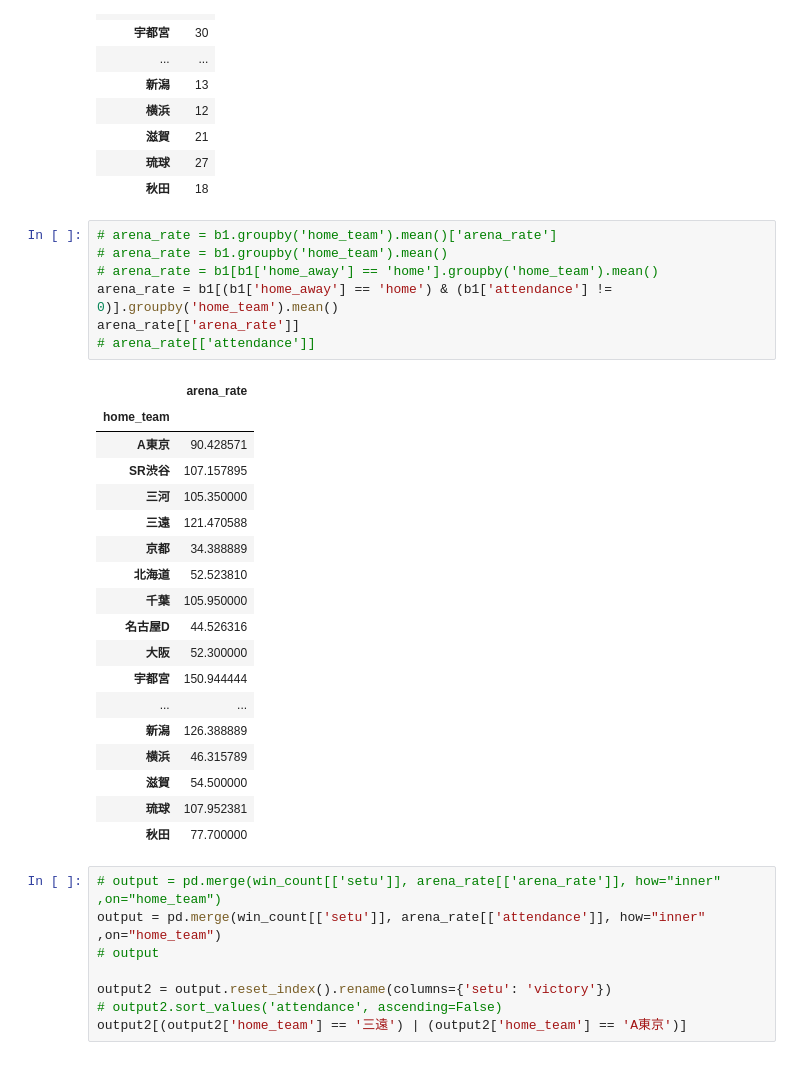
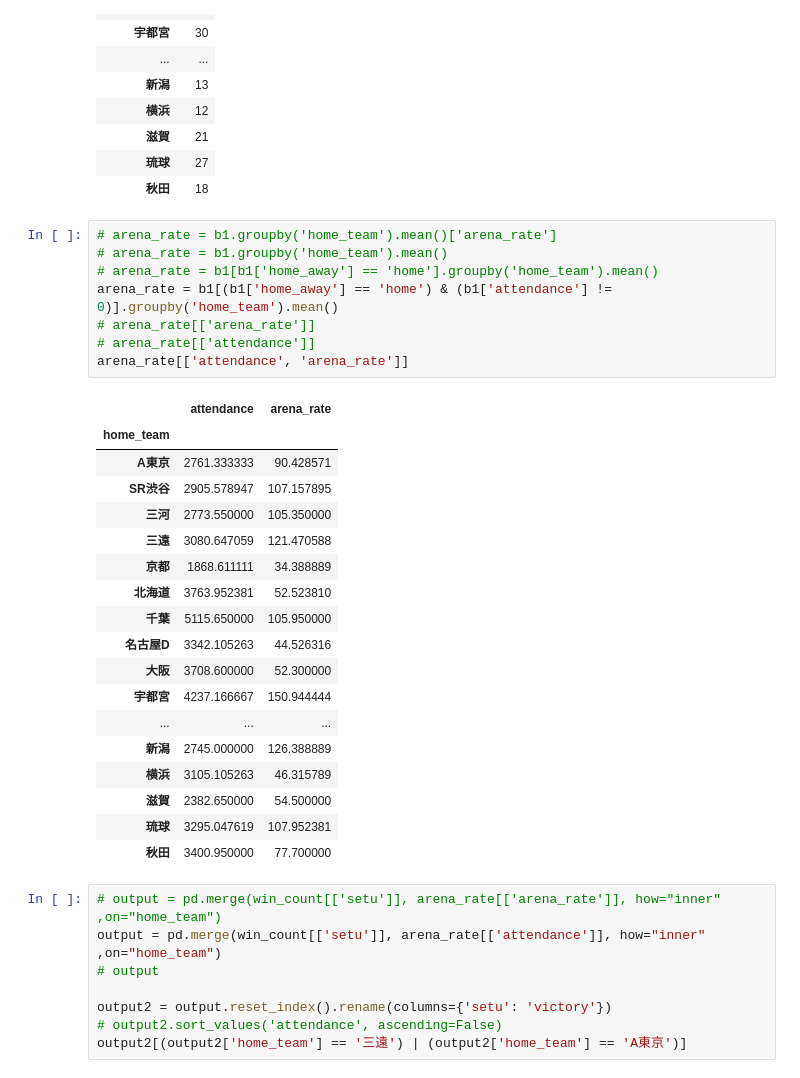
Before and after one commit to hikarut/Data-Science, a Jupyter notebook: notebooks/bleague/attendance/b1.ipynb, the cells around one changed output. Saved outputs shown, nothing was run; the diff lists cells and outputs as text.

```diff
--- a/notebooks/bleague/attendance/b1.ipynb
+++ b/notebooks/bleague/attendance/b1.ipynb
@@ -82,29 +82,30 @@ win_count[['setu']]
 # %%
 # arena_rate = b1.groupby('home_team').mean()['arena_rate']
 # arena_rate = b1.groupby('home_team').mean()
 # arena_rate = b1[b1['home_away'] == 'home'].groupby('home_team').mean()
 arena_rate = b1[(b1['home_away'] == 'home') & (b1['attendance'] != 0)].groupby('home_team').mean()
-arena_rate[['arena_rate']]
+# arena_rate[['arena_rate']]
 # arena_rate[['attendance']]
+arena_rate[['attendance', 'arena_rate']]
 # %% [output]
-|  | arena_rate |
-| home_team |  |
-| A東京 | 90.428571 |
-| SR渋谷 | 107.157895 |
-| 三河 | 105.350000 |
-| 三遠 | 121.470588 |
-| 京都 | 34.388889 |
-| 北海道 | 52.523810 |
-| 千葉 | 105.950000 |
-| 名古屋D | 44.526316 |
-| 大阪 | 52.300000 |
-| 宇都宮 | 150.944444 |
-| ... | ... |
-| 新潟 | 126.388889 |
-| 横浜 | 46.315789 |
-| 滋賀 | 54.500000 |
-| 琉球 | 107.952381 |
-| 秋田 | 77.700000 |
+|  | attendance | arena_rate |
+| home_team |  |  |
+| A東京 | 2761.333333 | 90.428571 |
+| SR渋谷 | 2905.578947 | 107.157895 |
+| 三河 | 2773.550000 | 105.350000 |
+| 三遠 | 3080.647059 | 121.470588 |
+| 京都 | 1868.611111 | 34.388889 |
+| 北海道 | 3763.952381 | 52.523810 |
+| 千葉 | 5115.650000 | 105.950000 |
+| 名古屋D | 3342.105263 | 44.526316 |
+| 大阪 | 3708.600000 | 52.300000 |
+| 宇都宮 | 4237.166667 | 150.944444 |
+| ... | ... | ... |
+| 新潟 | 2745.000000 | 126.388889 |
+| 横浜 | 3105.105263 | 46.315789 |
+| 滋賀 | 2382.650000 | 54.500000 |
+| 琉球 | 3295.047619 | 107.952381 |
+| 秋田 | 3400.950000 | 77.700000 |
 # %%
 # output = pd.merge(win_count[['setu']], arena_rate[['arena_rate']], how="inner" ,on="home_team")
 output = pd.merge(win_count[['setu']], arena_rate[['attendance']], how="inner" ,on="home_team")
```
Also changed, not shown: parts of 2 cells of this notebook.
